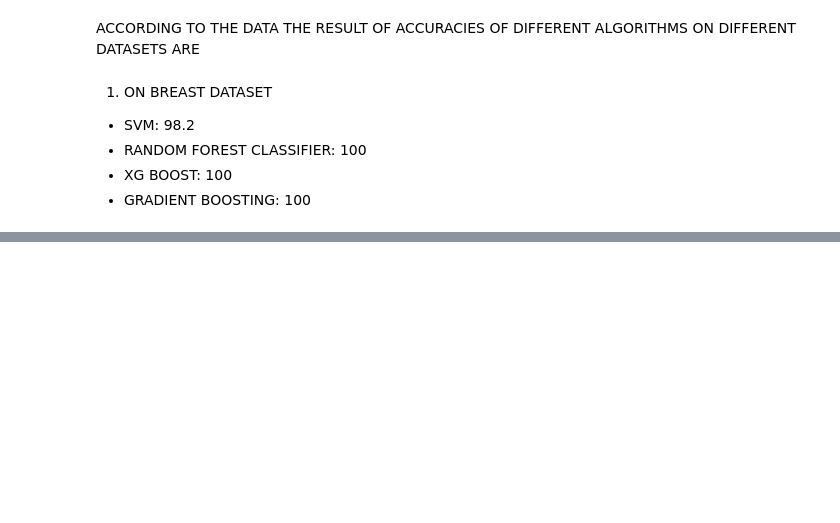
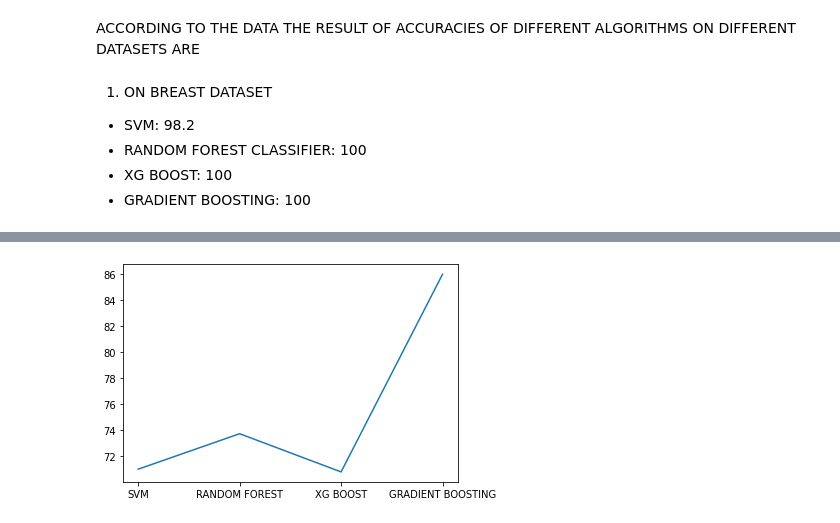
Before and after one commit to somyamangla/CANCER-PREDICTION, a Jupyter notebook: comparison.ipynb, the cells around one changed output, grey strips where cells are left out. Cells and saved outputs as stored; diff of their text form; code cells hidden in the pictures; blank space fills up the shorter version.

```diff
--- a/comparison.ipynb
+++ b/comparison.ipynb
@@ -52,0 +67,6 @@ plt.show()
+# %%
+fig, ax = plt.subplots()
+ax.plot(models, lung_data, label="lung_data")
+plt.show()
+# %% [output]
+[figure, added]
```
Also changed, not shown: parts of 8 cells of this notebook.
